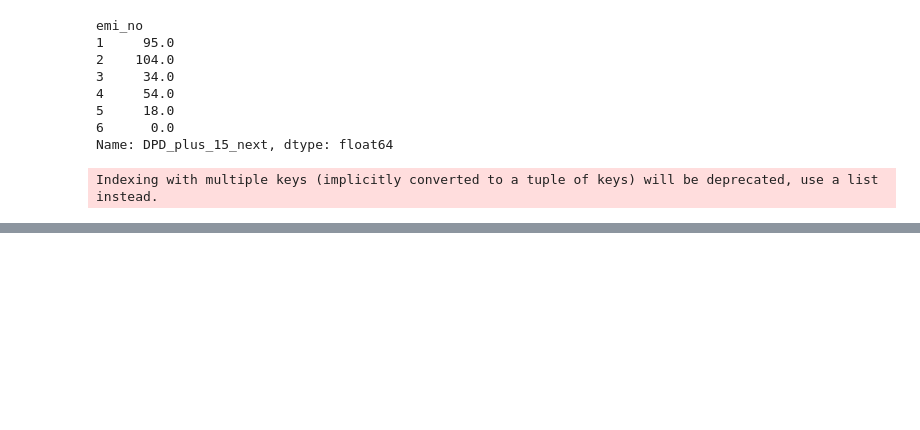
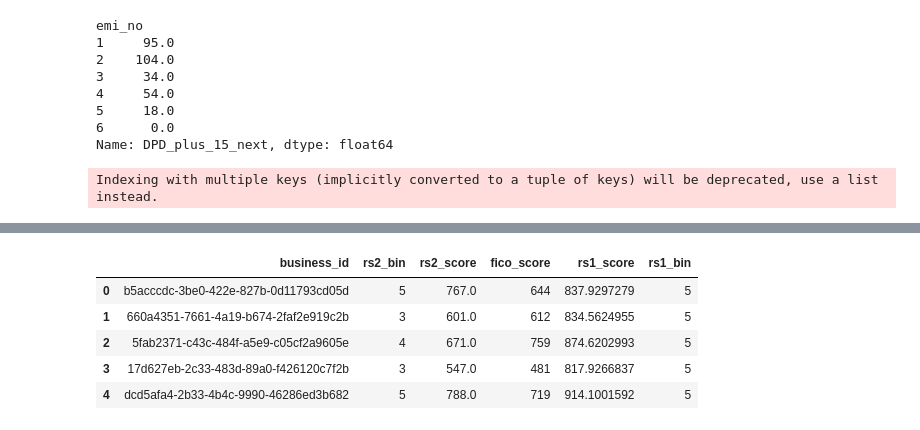
Before and after one commit to shashank-novo/re_decisioning, a Jupyter notebook: Notebooks/Final_dataset_creation.ipynb, the cells around one changed output, grey strips where cells are left out. Cells and saved outputs as stored; diff of their text form; code cells hidden in the pictures; blank space fills up the shorter version.

```diff
--- a/Notebooks/Final_dataset_creation.ipynb
+++ b/Notebooks/Final_dataset_creation.ipynb
@@ -922,0 +939,9 @@ ldf = ldf.drop_duplicates(subset=['business_id'])
+# %%
+df0.head()
+# %% [output]
+|  | business_id | rs2_bin | rs2_score | fico_score | rs1_score | rs1_bin |
+| 0 | b5acccdc-3be0-422e-827b-0d11793cd05d | 5 | 767.0 | 644 | 837.9297279 | 5 |
+| 1 | 660a4351-7661-4a19-b674-2faf2e919c2b | 3 | 601.0 | 612 | 834.5624955 | 5 |
+| 2 | 5fab2371-c43c-484f-a5e9-c05cf2a9605e | 4 | 671.0 | 759 | 874.6202993 | 5 |
+| 3 | 17d627eb-2c33-483d-89a0-f426120c7f2b | 3 | 547.0 | 481 | 817.9266837 | 5 |
+| 4 | dcd5afa4-2b33-4b4c-9990-46286ed3b682 | 5 | 788.0 | 719 | 914.1001592 | 5 |
```
Also changed, not shown: parts of 45 cells of this notebook, 20 other files.
